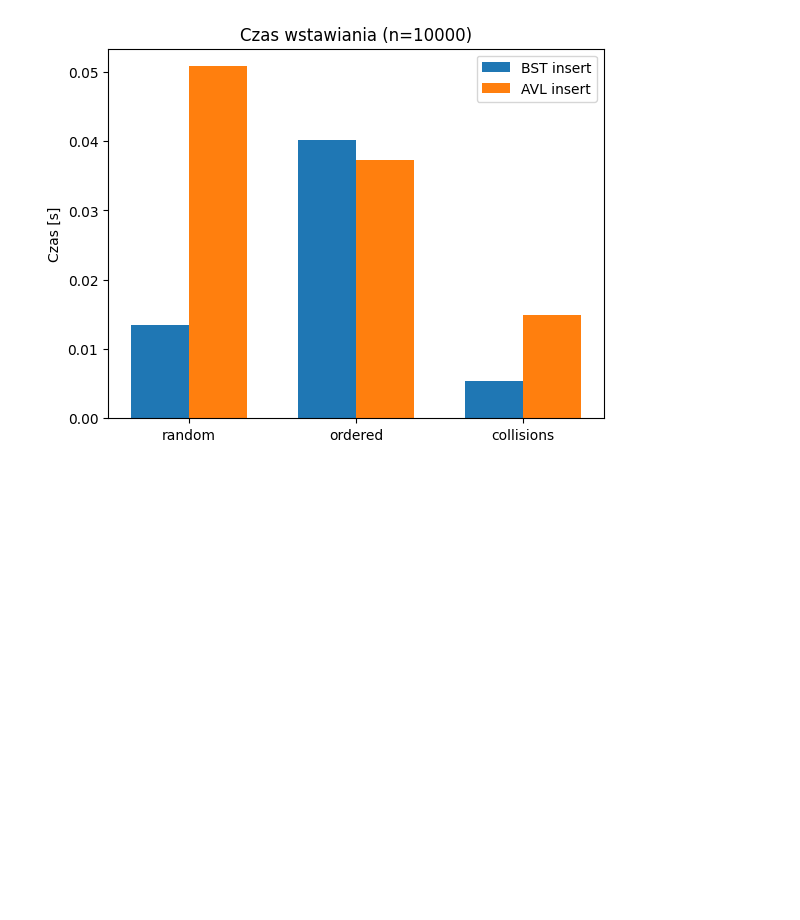
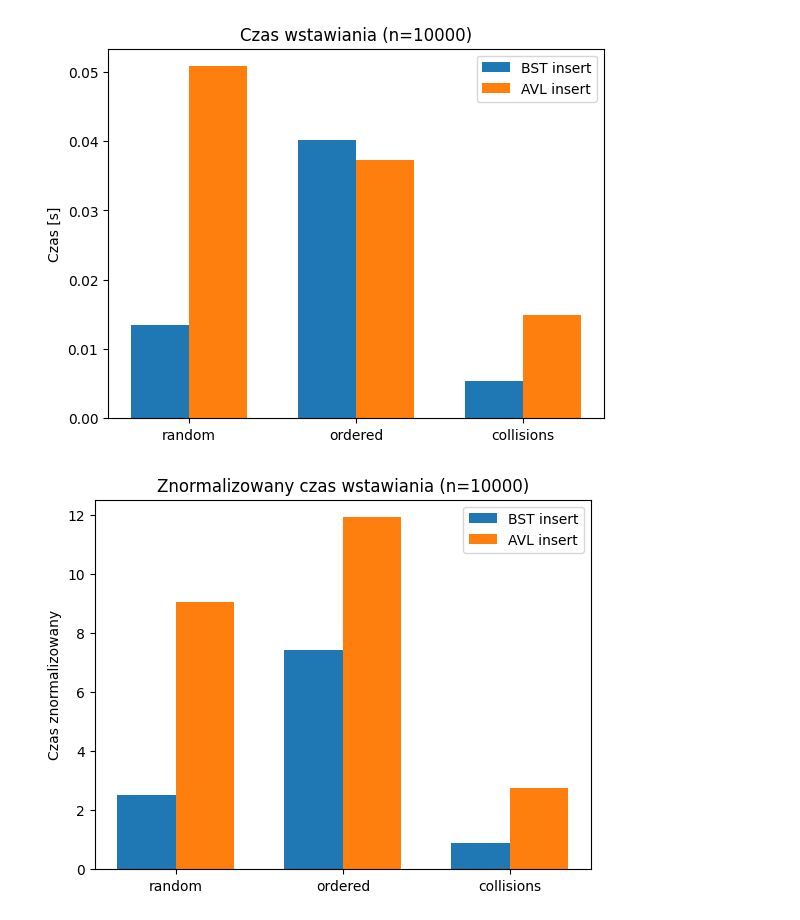
Before and after one commit to slaweksystem/Studia, a Jupyter notebook: Semestr 2/Bezpieczenstwo/Test.ipynb, the cells around one changed output. Drawn from its saved outputs; the diff is of its cells as text; code cells hidden in the pictures; blank space fills up the shorter version.

```diff
--- a/Semestr 2/Bezpieczenstwo/Test.ipynb
+++ b/Semestr 2/Bezpieczenstwo/Test.ipynb
@@ -17,21 +17,6 @@ def generate_keys(n, scenario):
         return [max(0, base[i] + noise[i]) for i in range(n)]
     if scenario == 'collisions':
         return [random.randint(0, n//10) for _ in range(n)]
-
-# Pomiar czasu wstawiania i wyszukiwania
-def benchmark(table_cls, keys):
-    ht = table_cls(size=100)
-    # Wstawianie
-    start = time.perf_counter()
-    for k in keys:
-        ht.insert(k, k)
-    t_insert = time.perf_counter() - start
-    # Wyszukiwanie
-    start = time.perf_counter()
-    for k in keys:
-        _ = ht.search(k)
-    t_search = time.perf_counter() - start
-    return t_insert, t_search
 
 # Parametry
 n = 10000
@@ -63,3 +48,73 @@ ax.legend()
 plt.show()
 # %% [output]
 [figure]
+# %%
+import random
+import time
+import numpy as np
+import matplotlib.pyplot as plt
+
+# Funkcja testu wzorcowego do standaryzacji
+def calibration_benchmark():
+    start = time.perf_counter()
+    for i in range(100_000):
+        _ = i ** 2
+    return time.perf_counter() - start
+
+# Generowanie danych testowych
+def generate_keys(n, scenario):
+    if scenario == 'random':
+        return [random.randint(0, n*10) for _ in range(n)]
+    if scenario == 'ordered':
+        base = list(range(n))
+        noise = [random.randint(-5,5) for _ in range(n)]
+        return [max(0, base[i] + noise[i]) for i in range(n)]
+    if scenario == 'collisions':
+        return [random.randint(0, n//10) for _ in range(n)]
+
+# Benchmark z normalizacją
+def benchmark(table_cls, keys, calibration):
+    ht = table_cls(size=100)
+    start = time.perf_counter()
+    for k in keys:
+        ht.insert(k, k)
+    t_insert = (time.perf_counter() - start) / calibration
+
+    start = time.perf_counter()
+    for k in keys:
+        _ = ht.search(k)
+    t_search = (time.perf_counter() - start) / calibration
+
+    return t_insert, t_search
+
+# Parametry
+n = 10000
+scenarios = ['random', 'ordered', 'collisions']
+results = { 'BST': {}, 'AVL': {} }
+calibration = calibration_benchmark()
+
+for scenario in scenarios:
+    keys = generate_keys(n, scenario)
+    results['BST'][scenario] = benchmark(HashTableBST, keys, calibration)
+    results['AVL'][scenario] = benchmark(HashTableAVL, keys, calibration)
+
+# Wizualizacja wyników
+labels = scenarios
+bst_insert = [results['BST'][s][0] for s in scenarios]
+avl_insert = [results['AVL'][s][0] for s in scenarios]
+bst_search = [results['BST'][s][1] for s in scenarios]
+avl_search = [results['AVL'][s][1] for s in scenarios]
+
+x = np.arange(len(labels))
+width = 0.35
+fig, ax = plt.subplots()
+rects1 = ax.bar(x - width/2, bst_insert, width, label='BST insert')
+rects2 = ax.bar(x + width/2, avl_insert, width, label='AVL insert')
+ax.set_ylabel('Czas znormalizowany')
+ax.set_title('Znormalizowany czas wstawiania (n=10000)')
+ax.set_xticks(x)
+ax.set_xticklabels(labels)
+ax.legend()
+plt.show()
+# %% [output]
+[figure, added]
```
Also changed, not shown: parts of 4 cells of this notebook, 6 other files.
